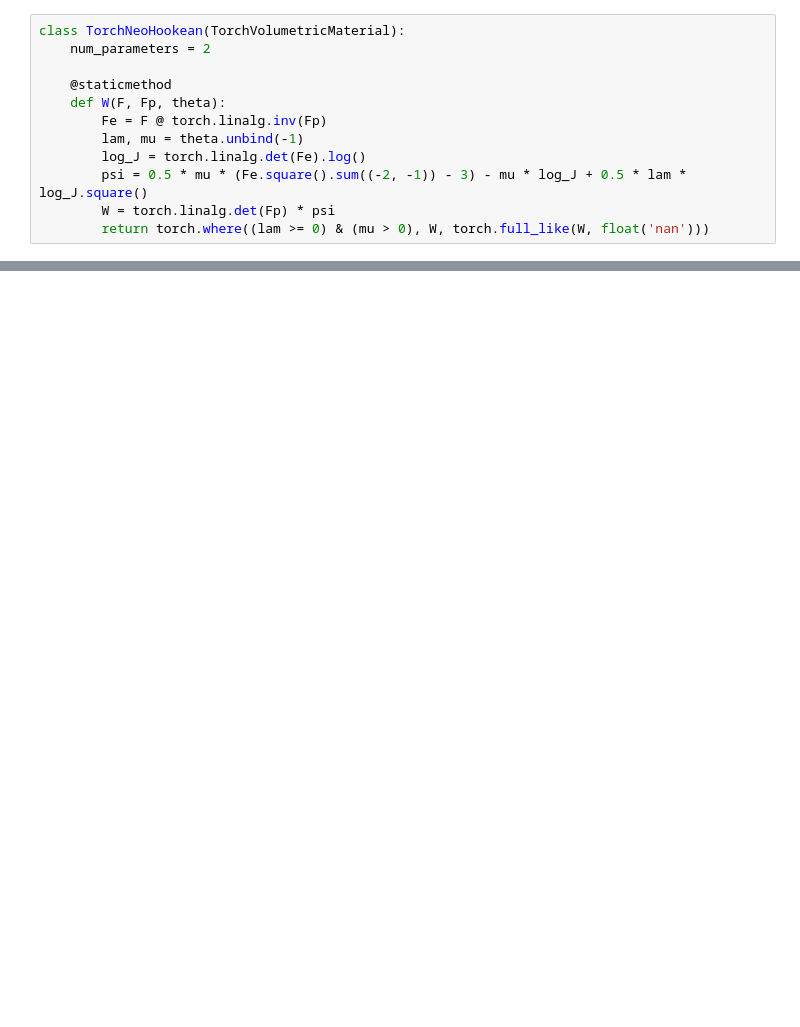
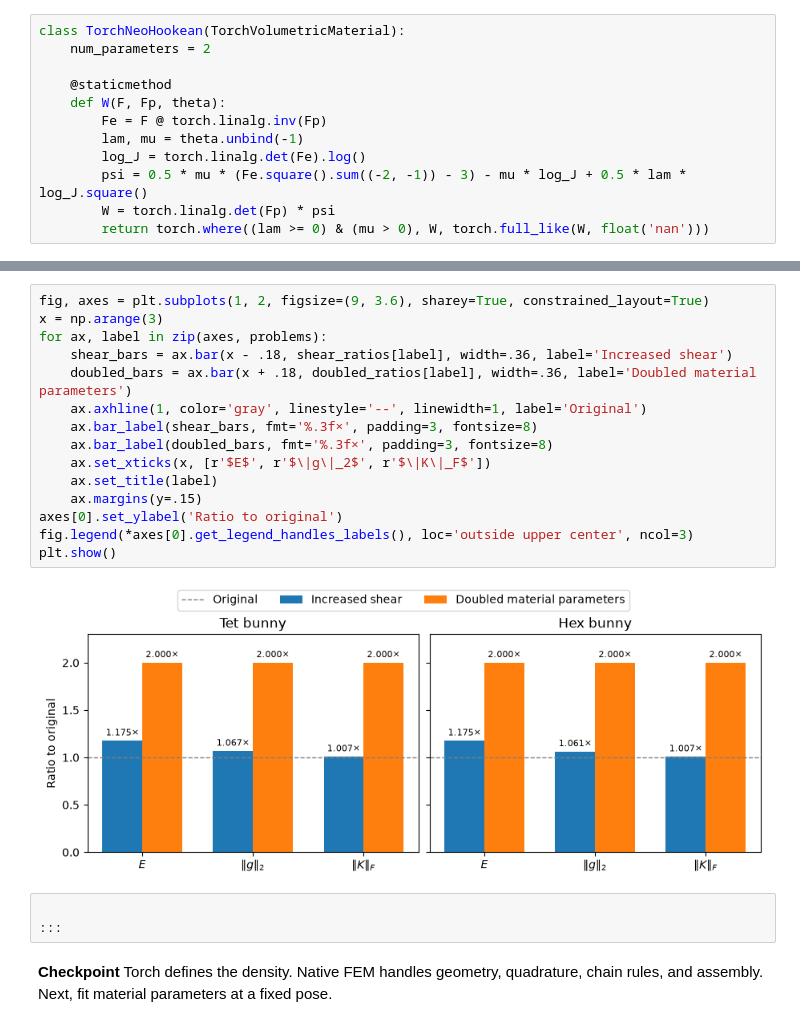
Before and after one commit to annajcy/litepgo, a Jupyter notebook: tutorials/torch/02_fem.ipynb, the cells around one changed output, grey strips where cells are left out. Saved outputs shown, nothing was run; the diff lists cells and outputs as text; blank space fills up the shorter version.

```diff
--- a/tutorials/torch/02_fem.ipynb
+++ b/tutorials/torch/02_fem.ipynb
@@ -104,0 +267,23 @@ chain rules, and assembly. Next: fit material parameters with this pose held fix
+# %%
+fig, axes = plt.subplots(1, 2, figsize=(9, 3.6), sharey=True, constrained_layout=True)
+x = np.arange(3)
+for ax, label in zip(axes, problems):
+    shear_bars = ax.bar(x - .18, shear_ratios[label], width=.36, label='Increased shear')
+    doubled_bars = ax.bar(x + .18, doubled_ratios[label], width=.36, label='Doubled material parameters')
+    ax.axhline(1, color='gray', linestyle='--', linewidth=1, label='Original')
+    ax.bar_label(shear_bars, fmt='%.3f×', padding=3, fontsize=8)
+    ax.bar_label(doubled_bars, fmt='%.3f×', padding=3, fontsize=8)
+    ax.set_xticks(x, [r'$E$', r'$\|g\|_2$', r'$\|K\|_F$'])
+    ax.set_title(label)
+    ax.margins(y=.15)
+axes[0].set_ylabel('Ratio to original')
+fig.legend(*axes[0].get_legend_handles_labels(), loc='outside upper center', ncol=3)
+plt.show()
+# %% [output]
+[figure, added]
+# %% [raw]
+
+:::
+# %% [markdown]
+**Checkpoint** Torch defines the density. Native FEM handles geometry, quadrature,
+chain rules, and assembly. Next, fit material parameters at a fixed pose.
```
Also changed, not shown: parts of 13 cells of this notebook, 32 other files.
